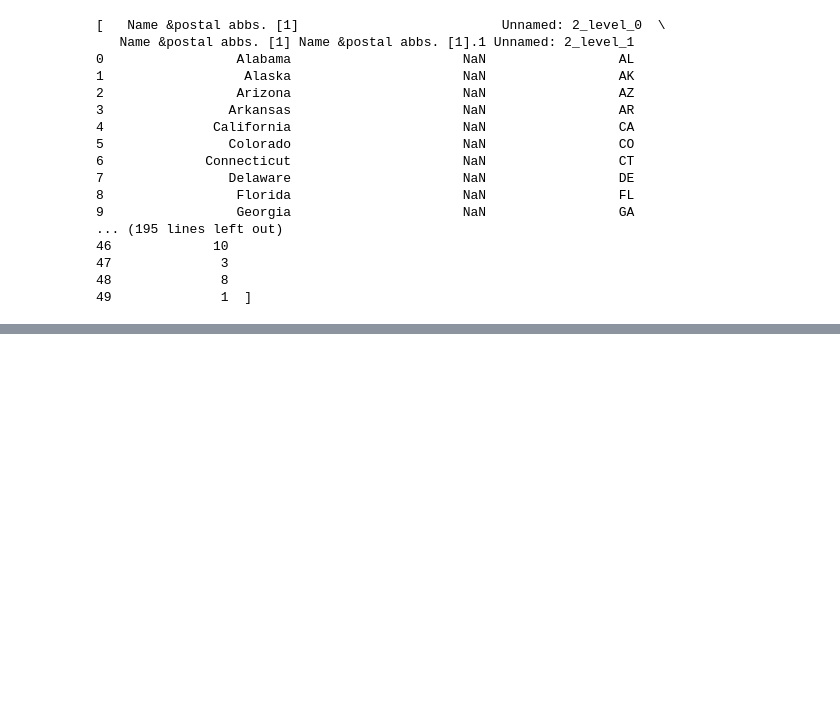
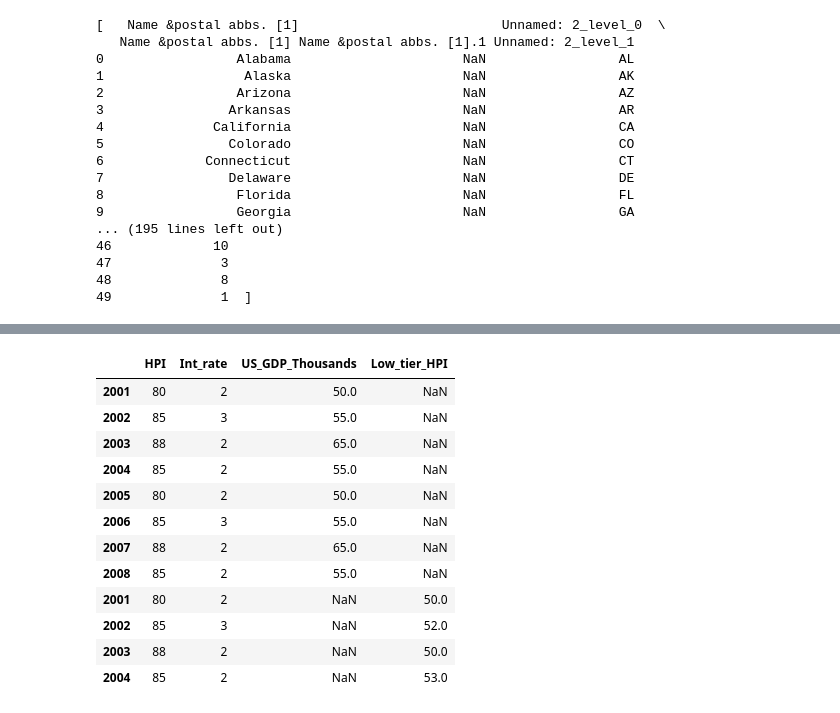
Before and after one commit to Gokulvasan-V/pandas, a Jupyter notebook: pandas_tutorial.ipynb, the cells around one changed output, grey strips where cells are left out. Saved outputs shown, nothing was run; the diff lists cells and outputs as text; code cells hidden in the pictures; blank space fills up the shorter version.

```diff
--- a/pandas_tutorial.ipynb
+++ b/pandas_tutorial.ipynb
@@ -257,0 +260,17 @@ US_states[0]
+# %%
+import pandas as pd
+
+df1 = pd.DataFrame({'HPI':[80,85,88,85],
+                    'Int_rate':[2, 3, 2, 2],
+                    'US_GDP_Thousands':[50, 55, 65, 55]},
+                   index = [2001, 2002, 2003, 2004])
+
+df2 = pd.DataFrame({'HPI':[80,85,88,85],
+                    'Int_rate':[2, 3, 2, 2],
+                    'US_GDP_Thousands':[50, 55, 65, 55]},
+                   index = [2005, 2006, 2007, 2008])
+
+df3 = pd.DataFrame({'HPI':[80,85,88,85],
+                    'Int_rate':[2, 3, 2, 2],
+                    'Low_tier_HPI':[50, 52, 50, 53]},
+                   index = [2001, 2002, 2003, 2004])
@@ -257,0 +290,17 @@ US_states[0]
+# %%
+concat = pd.concat([df1,df2,df3]) #Concatenating df1,df2,df3
+concat
+# %% [output]
+|  | HPI | Int_rate | US_GDP_Thousands | Low_tier_HPI |
+| 2001 | 80 | 2 | 50.0 | NaN |
+| 2002 | 85 | 3 | 55.0 | NaN |
+| 2003 | 88 | 2 | 65.0 | NaN |
+| 2004 | 85 | 2 | 55.0 | NaN |
+| 2005 | 80 | 2 | 50.0 | NaN |
+| 2006 | 85 | 3 | 55.0 | NaN |
+| 2007 | 88 | 2 | 65.0 | NaN |
+| 2008 | 85 | 2 | 55.0 | NaN |
+| 2001 | 80 | 2 | NaN | 50.0 |
+| 2002 | 85 | 3 | NaN | 52.0 |
+| 2003 | 88 | 2 | NaN | 50.0 |
+| 2004 | 85 | 2 | NaN | 53.0 |
```
Also changed, not shown: parts of 5 cells of this notebook.
